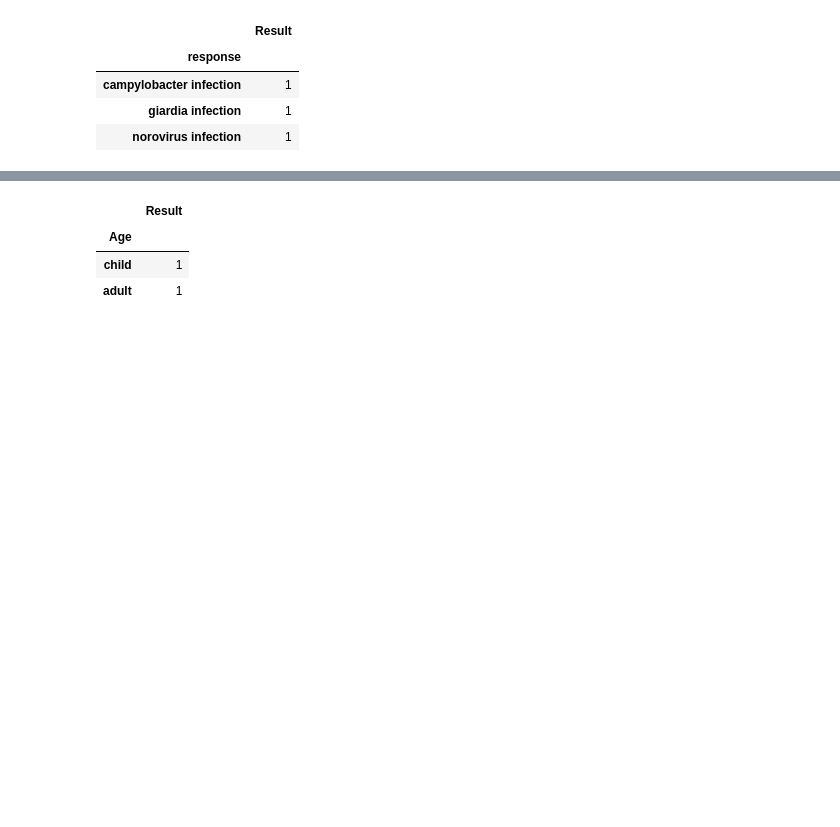
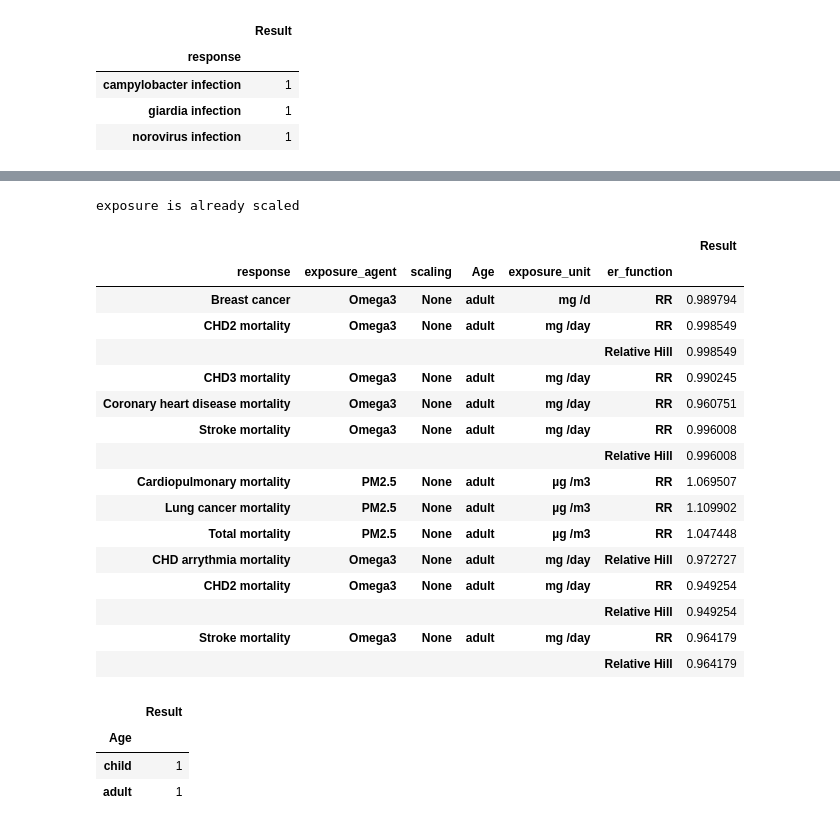
Before and after one commit to kausaltech/ghg-notebooks, a Jupyter notebook: hia_generic.ipynb, the cells around one changed output, grey strips where cells are left out. Cells and saved outputs as stored; diff of their text form; code cells hidden in the pictures; blank space fills up the shorter version.

```diff
--- a/hia_generic.ipynb
+++ b/hia_generic.ipynb
@@ -191,35 +221,3 @@ bw.content
 | Age |  |
 | child | 15 |
 | adult | 75 |
-# %%
-# Dose is the exposure scaled by logarithmic function or body weight
-
-class Dose(Ovariable): # FIXIT: make this a function inside RR and AI instead
-    quantity = 'dose'
-    pass
-
-    def compute(self):
-        for node in self.input_nodes:
-            if node.quantity == 'exposure':
-                exposure = node
-            if node.quantity == 'body_weight':
-                bw = node
-
-        outlog = np.log10(exposure.content).assign(scaling='Log10')
-
-        outbw = exposure / bw
-        outbw = outbw.content.assign(scaling='BW')
-
-        out = exposure.content.assign(scaling='None').append(outlog).append(outbw)
-        ind = out.index.to_frame()
-        ind = ind.assign(scaling=out['scaling'])
-        ind = pd.MultiIndex.from_frame(ind)
-        out = out.set_index(ind).drop(['scaling'], axis='columns')
-        out = Dose(quantity = self.quantity, content = out, name=self.name,
-                  meta = self.meta, unit = self.unit, input_nodes=self.input_nodes)
-
-        return out
-
-dose = Dose('dose', input_nodes=[expo, bw], name='pm_dose').compute()
-
-expo.content
@@ -364,3 +371,25 @@ erf.content
+# %%
+rr = Rr(name='rr', input_nodes = [expo, erf, bw]).compute()
+rr.content
+# %% [output]
+exposure is already scaled
+|  |  |  |  |  |  | Result |
+| response | exposure_agent | scaling | Age | exposure_unit | er_function |  |
+| Breast cancer | Omega3 | None | adult | mg /d | RR | 0.989794 |
+| CHD2 mortality | Omega3 | None | adult | mg /day | RR | 0.998549 |
+|  |  |  |  |  | Relative Hill | 0.998549 |
+| CHD3 mortality | Omega3 | None | adult | mg /day | RR | 0.990245 |
+| Coronary heart disease mortality | Omega3 | None | adult | mg /day | RR | 0.960751 |
+| Stroke mortality | Omega3 | None | adult | mg /day | RR | 0.996008 |
+|  |  |  |  |  | Relative Hill | 0.996008 |
+| Cardiopulmonary mortality | PM2.5 | None | adult | µg /m3 | RR | 1.069507 |
+| Lung cancer mortality | PM2.5 | None | adult | µg /m3 | RR | 1.109902 |
+| Total mortality | PM2.5 | None | adult | µg /m3 | RR | 1.047448 |
+| CHD arrythmia mortality | Omega3 | None | adult | mg /day | Relative Hill | 0.972727 |
+| CHD2 mortality | Omega3 | None | adult | mg /day | RR | 0.949254 |
+|  |  |  |  |  | Relative Hill | 0.949254 |
+| Stroke mortality | Omega3 | None | adult | mg /day | RR | 0.964179 |
+|  |  |  |  |  | Relative Hill | 0.964179 |
 # %%
 incidence = pd.DataFrame({
         'response':['Liver cancer','Fluorosis','MeHg TWI','campylobacter infection',
```
Also changed, not shown: parts of 13 cells of this notebook.
